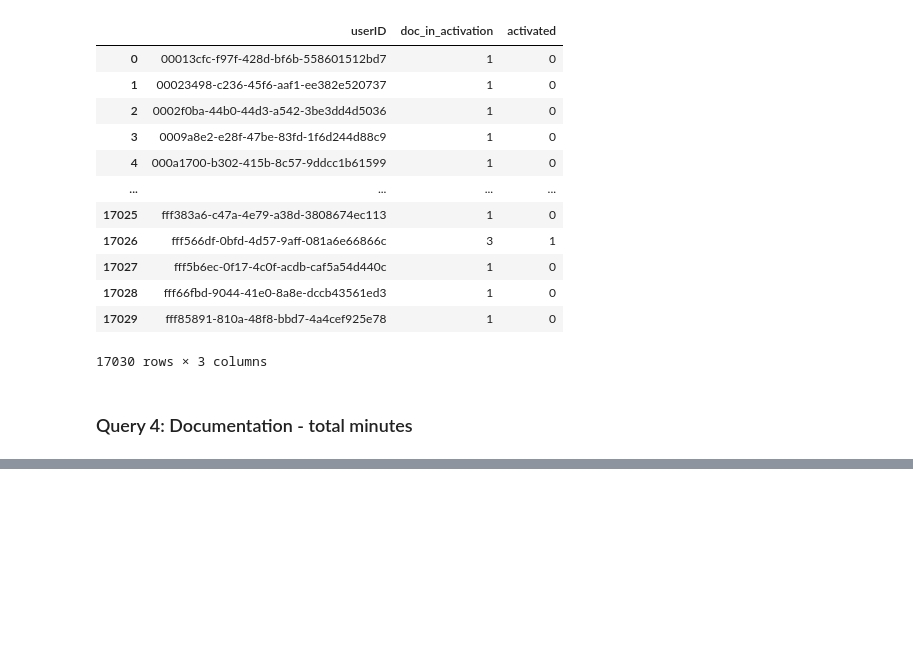
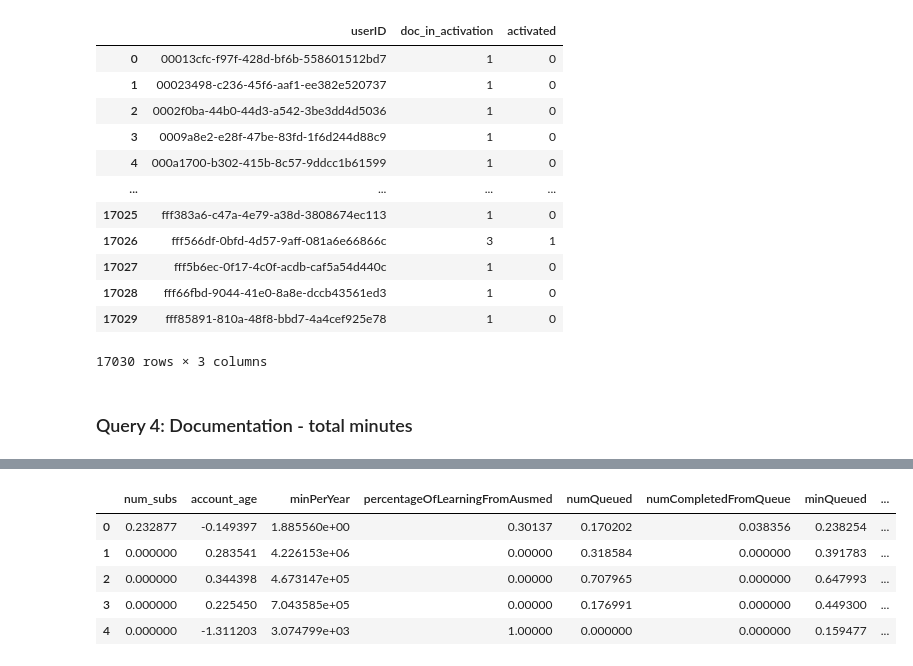
Before and after one commit to BenQuartermaine/customerclustering, a Jupyter notebook: notebooks/ben_eda_activation.ipynb, the cells around one changed output, grey strips where cells are left out. Drawn from its saved outputs; the diff is of its cells as text; code cells hidden in the pictures; blank space fills up the shorter version.

```diff
--- a/notebooks/ben_eda_activation.ipynb
+++ b/notebooks/ben_eda_activation.ipynb
@@ -171,0 +174,80 @@ df_activated
+# %%
+# This returns the baseline model and the pre-processed data
+from sklearn.preprocessing import RobustScaler, LabelEncoder, OneHotEncoder
+from sklearn.cluster import MiniBatchKMeans
+from sklearn.pipeline import make_pipeline, Pipeline
+from sklearn.compose import ColumnTransformer,make_column_transformer
+from sklearn import set_config; set_config(display='diagram')
+from customerclustering.get_training_data import *
+from customerclustering.db_connection import Db
+
+
+# access to the data
+# df0=GetTrainingData(conn=Db.db_conn(),rows=200000).get_training_data()
+
+def baseline(df):
+    result={}
+    # select columns
+    # use all numerical columns
+    num_col=df.describe().columns
+    # Do not use favActivityType
+    cat_col=['Product', 'Status','typeOfPractice', 'located',
+             'specialities', 'population', 'focus', 'complex', 'autonomy', 'access','country']
+
+
+    # Robustscaler all numerical columns
+    num_transformer=RobustScaler()
+
+    #LabelEncoder all categorical columns
+    cat_transformer=LabelEncoder()
+
+
+    # Our first base pipeline-doesn;t work
+    preproc=make_column_transformer((num_transformer,num_col),(cat_transformer,cat_col))
+
+
+
+    # manually transform the numerical and categorical columns
+    ## numerical
+    df_num=pd.DataFrame(num_transformer.fit_transform(df[num_col]))
+    df_num.columns=num_col
+    df_num.head()
+
+    ## categorical
+    df_cat=df[cat_col].apply(cat_transformer.fit_transform)
+
+    df_processed=df_num
+    df_processed[cat_col]=df_cat
+    df_processed.head()
+
+    # reindex df by userID
+    df_processed.set_index(df['userID'],inplace=True)
+    df_processed
+    result['preprocessed_data']=df_processed
+    #base pipe
+    #basepipe=make_pipeline(preproc,MiniBatchKMeans()) #doesn't work:( shame on you!
+
+    n_cluster=14
+    base_model=MiniBatchKMeans(n_clusters=14)
+    X_pred=base_model.fit(df_processed).predict(df_processed)
+
+    result['baseline_model']=base_model
+
+    return result
+
+
+conn = Db.db_conn()
+
+df=GetTrainingData(conn=Db.db_conn(),rows=1000).get_training_data()
+df.head()
+result=baseline(df)
+centers=pd.DataFrame(result['baseline_model'].cluster_centers_)
+centers.columns=result['preprocessed_data'].columns
+centers.head()
+# %% [output]
+|  | num_subs | account_age | minPerYear | percentageOfLearningFromAusmed | numQueued | numCompletedFromQueue | minQueued | ... |
+| 0 | 0.232877 | -0.149397 | 1.885560e+00 | 0.30137 | 0.170202 | 0.038356 | 0.238254 | ... |
+| 1 | 0.000000 | 0.283541 | 4.226153e+06 | 0.00000 | 0.318584 | 0.000000 | 0.391783 | ... |
+| 2 | 0.000000 | 0.344398 | 4.673147e+05 | 0.00000 | 0.707965 | 0.000000 | 0.647993 | ... |
+| 3 | 0.000000 | 0.225450 | 7.043585e+05 | 0.00000 | 0.176991 | 0.000000 | 0.449300 | ... |
+| 4 | 0.000000 | -1.311203 | 3.074799e+03 | 1.00000 | 0.000000 | 0.000000 | 0.159477 | ... |
```
Also changed, not shown: parts of 2 cells of this notebook.
